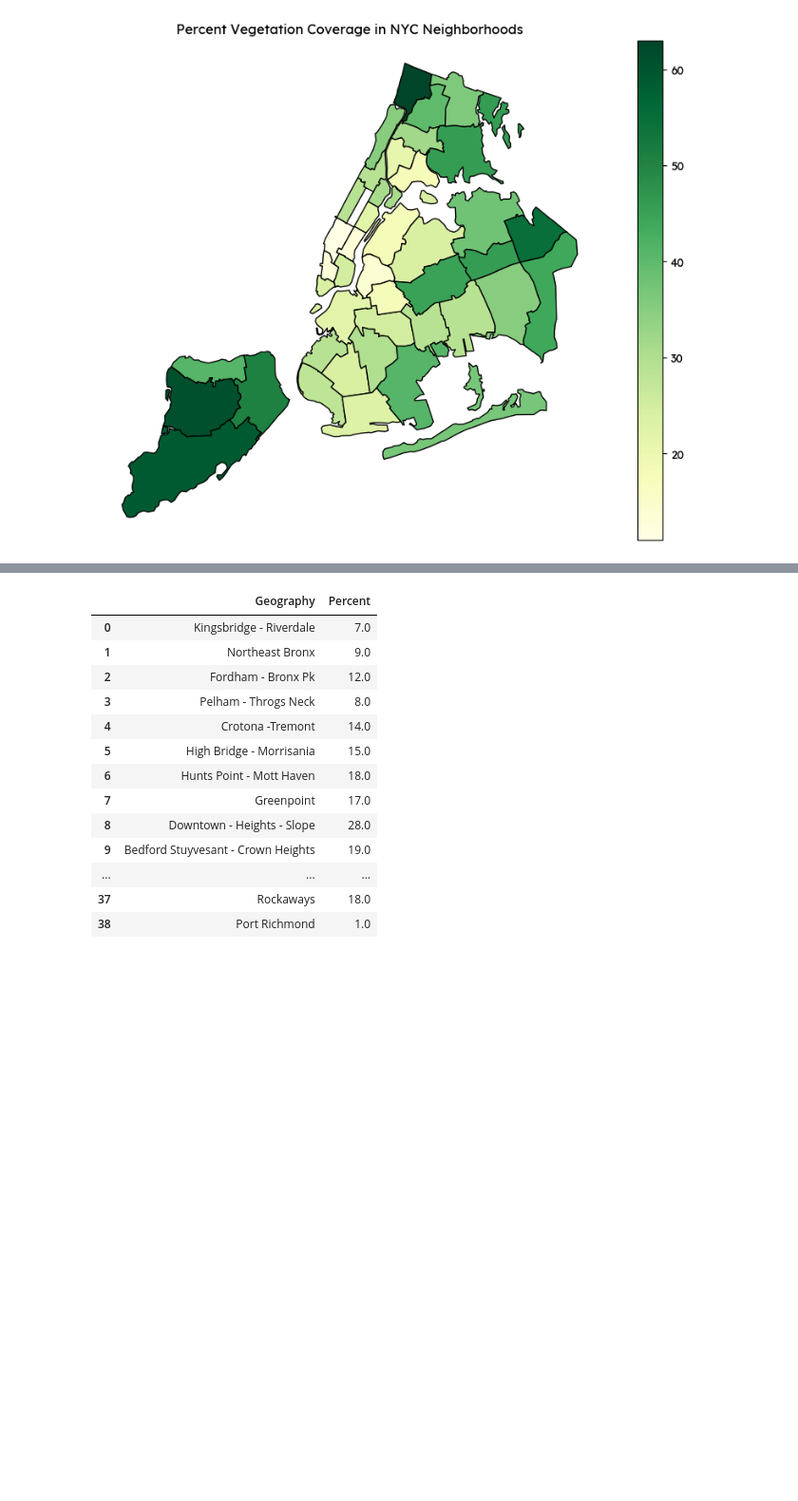
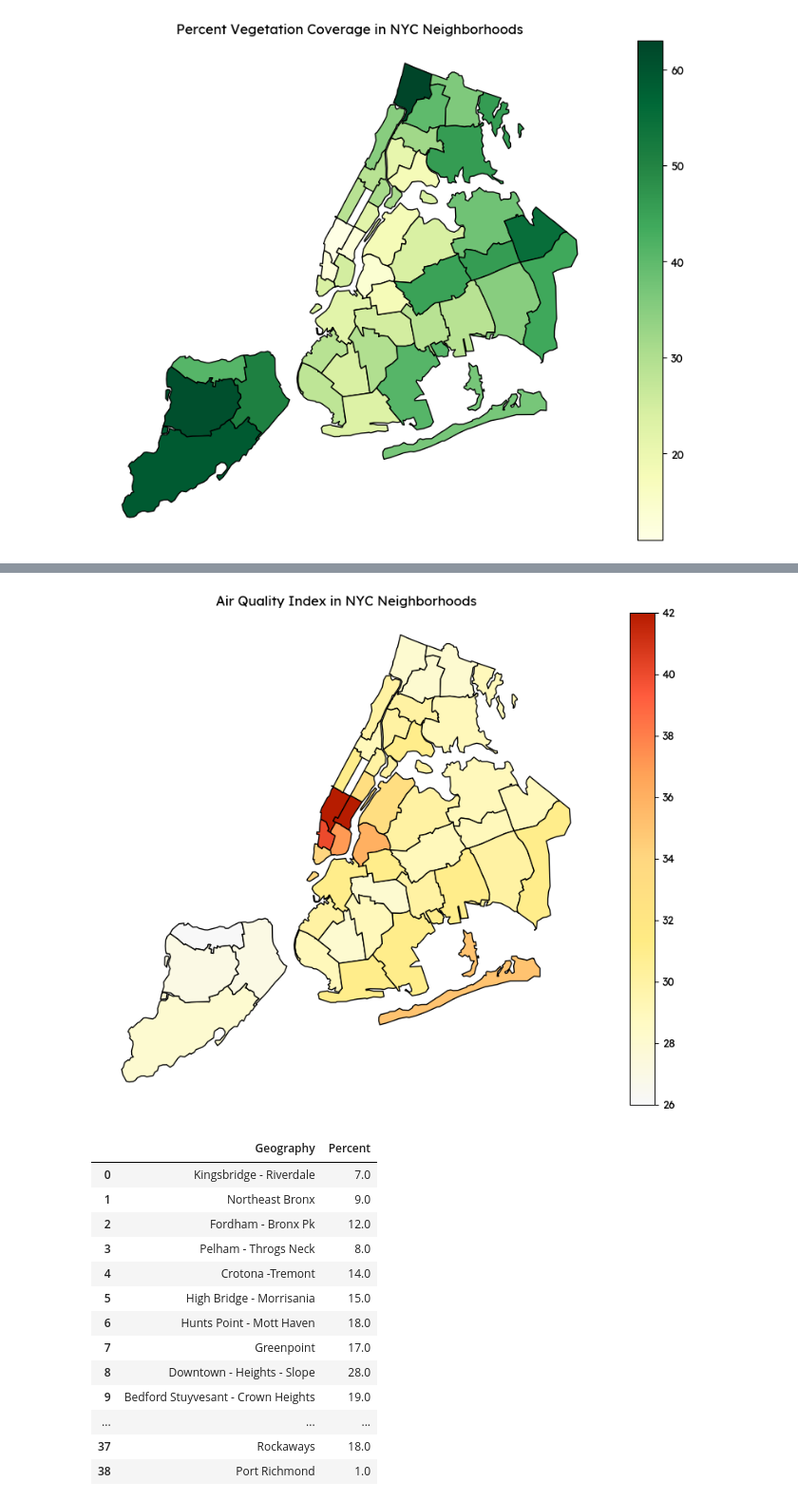
Before and after one commit to cynthiaWEpicCoder/fbla_data_analysis, a Jupyter notebook: Factor_Analysis.ipynb, the cells around one changed output, grey strips where cells are left out. Shown at 95% size. Cells and saved outputs as stored; diff of their text form; code cells hidden in the pictures; blank space fills up the shorter version.

```diff
--- a/Factor_Analysis.ipynb
+++ b/Factor_Analysis.ipynb
@@ -147,3 +148,19 @@ plt.axis("off")  # Hide axis
 plt.show()
 # %% [output]
 [figure]
+# %%
+# Load NYC shapefile (assuming it's correctly formatted)
+nyc_map = gpd.read_file("UHF42.geo.json")
+
+nyc_map = nyc_map.merge(aqi, left_on="GEONAME", right_on="Geography", how="left")
+nyc_map =  nyc_map.sort_values(by='GEONAME')
+nyc_map = nyc_map.reset_index(drop=True)
+nyc_map.at[9,"Air Quality Index"] = 30
+nyc_map.at[10,"Air Quality Index"] = 31
+nyc_map.at[15,"Air Quality Index"] = 28
+nyc_map.at[17,"Air Quality Index"] = 42
+nyc_map.at[19,"Air Quality Index"] = 40
+nyc_map.at[28,"Air Quality Index"] = 26
+nyc_map.at[30,"Air Quality Index"] = 35
+nyc_map.at[39,"Air Quality Index"] = 30
+nyc_map
@@ -150,3 +185,25 @@ plt.show()
+# %%
+import matplotlib.pyplot as plt
+import matplotlib.colors as mcolors
+import geopandas as gpd
+
+# Define a custom colormap using hex colors
+custom_cmap = mcolors.LinearSegmentedColormap.from_list(
+    "custom_green", ["#f8f8f8ff", "#fffac3ff", "#ffeb84ff", "#ffd780ff", "#ffa458ff", "#ff5b3dff", "#b61c00ff"]  # Light to dark green
+)
+
+# Plot the map with a custom colormap
+fig, ax = plt.subplots(figsize=(12, 8))
+nyc_map.plot(column="Air Quality Index", cmap=custom_cmap, legend=True, edgecolor="black", ax=ax)
+
+# Title and labels
+plt.title("Air Quality Index in NYC Neighborhoods")  # Dark green title
+plt.axis("off")  # Hide axis
+
+# Show the map
+plt.show()
+# %% [output]
+[figure, added]
 # %%
 bikeCov = pd.read_csv("Factors_BikeCoverage.csv")
 bikeCov = bikeCov.drop(columns=["GeoTypeDesc", "GeoID", "GeoRank", "TimePeriod"])
```
Also changed, not shown: parts of 19 cells of this notebook, 2 other files.
